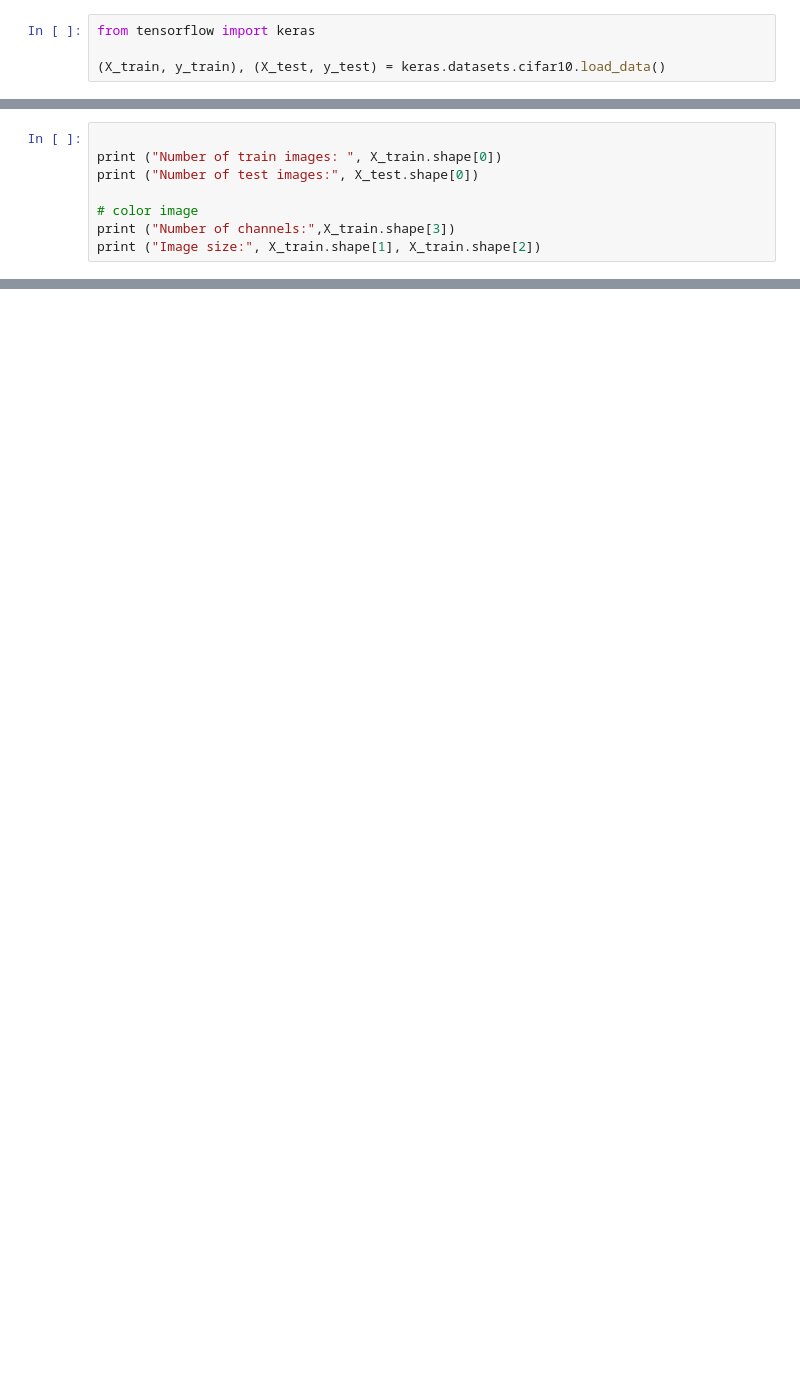
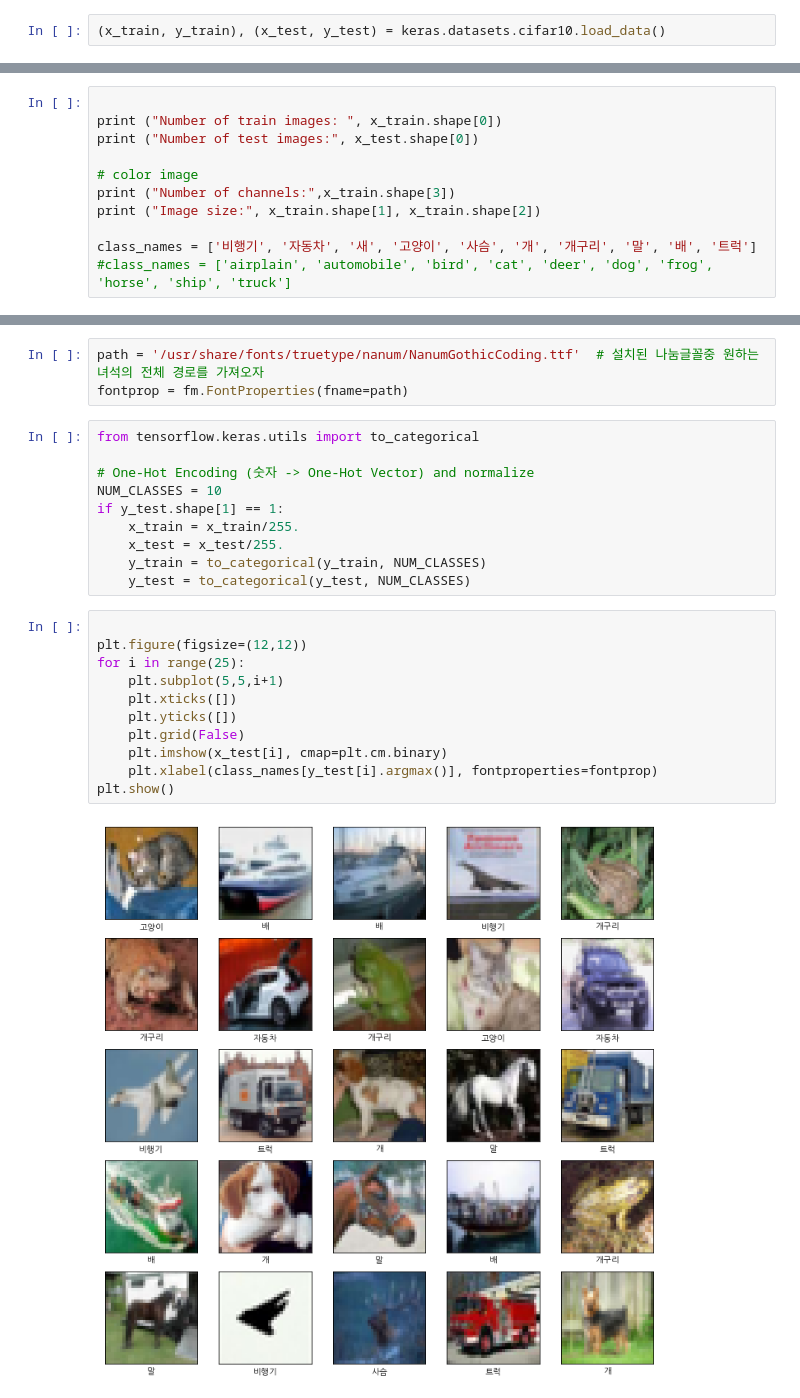
Before and after one commit to kotech1/computervision, a Jupyter notebook: 06_cnn1.ipynb, the cells around one changed output, grey strips where cells are left out. Saved outputs shown, nothing was run; the diff lists cells and outputs as text; blank space fills up the shorter version.

```diff
--- a/06_cnn1.ipynb
+++ b/06_cnn1.ipynb
@@ -7,4 +18,2 @@
 # %%
-from tensorflow import keras
-
-(X_train, y_train), (X_test, y_test) = keras.datasets.cifar10.load_data()
+(x_train, y_train), (x_test, y_test) = keras.datasets.cifar10.load_data()
@@ -14,9 +20,12 @@ Downloading data from https://www.cs.toronto.edu/~kriz/cifar-10-python.tar.gz
 # %%
 
-print ("Number of train images: ", X_train.shape[0])
-print ("Number of test images:", X_test.shape[0])
+print ("Number of train images: ", x_train.shape[0])
+print ("Number of test images:", x_test.shape[0])
 
 # color image
-print ("Number of channels:",X_train.shape[3])
-print ("Image size:", X_train.shape[1], X_train.shape[2])
+print ("Number of channels:",x_train.shape[3])
+print ("Image size:", x_train.shape[1], x_train.shape[2])
+
+class_names = ['비행기', '자동차', '새', '고양이', '사슴', '개', '개구리', '말', '배', '트럭']
+#class_names = ['airplain', 'automobile', 'bird', 'cat', 'deer', 'dog', 'frog', 'horse', 'ship', 'truck']
 # %% [output]
@@ -30,0 +57,26 @@ Image size: 32 32
+# %%
+path = '/usr/share/fonts/truetype/nanum/NanumGothicCoding.ttf'  # 설치된 나눔글꼴중 원하는 녀석의 전체 경로를 가져오자
+fontprop = fm.FontProperties(fname=path)
+# %%
+from tensorflow.keras.utils import to_categorical
+
+# One-Hot Encoding (숫자 -> One-Hot Vector) and normalize
+NUM_CLASSES = 10
+if y_test.shape[1] == 1:
+    x_train = x_train/255.
+    x_test = x_test/255.
+    y_train = to_categorical(y_train, NUM_CLASSES)
+    y_test = to_categorical(y_test, NUM_CLASSES)
+# %%
+
+plt.figure(figsize=(12,12))
+for i in range(25):
+    plt.subplot(5,5,i+1)
+    plt.xticks([])
+    plt.yticks([])
+    plt.grid(False)
+    plt.imshow(x_test[i], cmap=plt.cm.binary)
+    plt.xlabel(class_names[y_test[i].argmax()], fontproperties=fontprop)
+plt.show()
+# %% [output]
+[figure, added]
```
Also changed, not shown: parts of 6 cells of this notebook.
